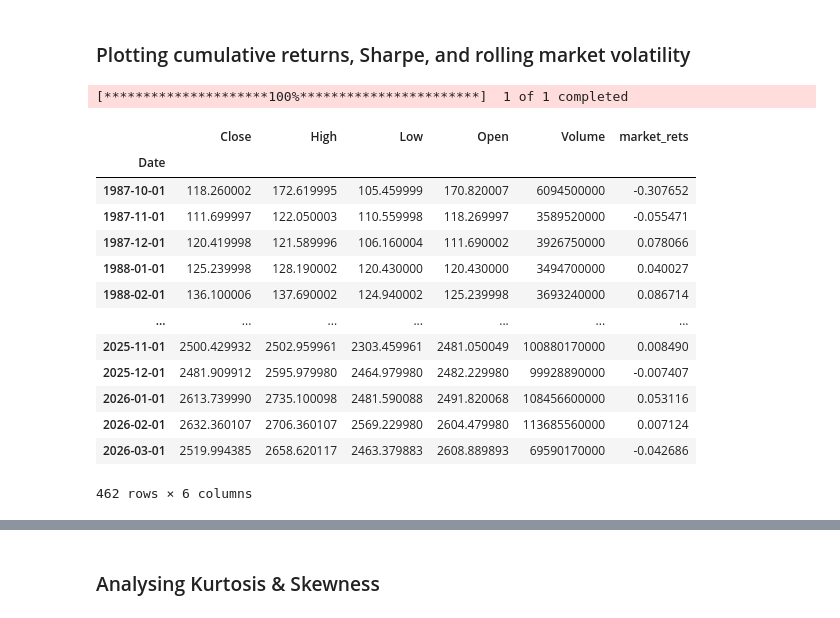
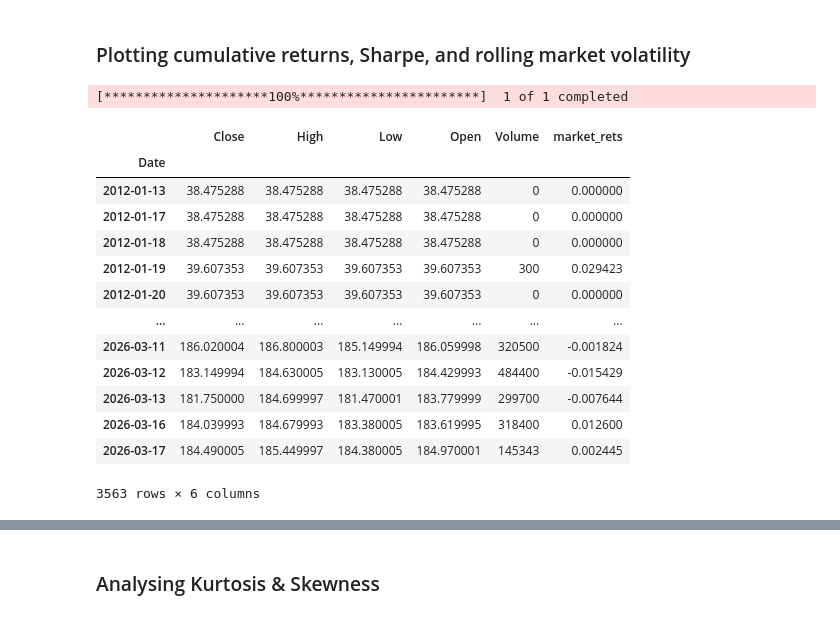
Before and after one commit to MatthewSmithseree/fama-french-regression-analysis, a Jupyter notebook: fama-french-cahart-regression-analysis.ipynb, the cells around one changed output, grey strips where cells are left out. Cells and saved outputs as stored; diff of their text form; code cells hidden in the pictures.

```diff
--- a/fama-french-cahart-regression-analysis.ipynb
+++ b/fama-french-cahart-regression-analysis.ipynb
@@ -13,15 +13,15 @@ import io, zipfile, requests
 # %% [markdown]
 I think for now let's just assume monthly = true
 # %%
-monthly = True # set "monthly = false" if we're using daily returns.
+monthly = False # set "monthly = false" if we're using daily returns.
 # This will change the ENTIRE output of the program so use carefully.
 
 start_date = ""  #Date format: yyyy-mm-dd
 end_date = ""  #leave these blank ("") if no specific start / end date
 
-ticker = "^RUT" #Benchmark Ticker (Yahoo Finance). Not used in Fama-French Cahart regression
+ticker = "URTH" #Benchmark Ticker (Yahoo Finance). Not used in Fama-French Cahart regression
 
-fund_data_path = "M:/_Intern Folder/Matthew/Parkman Data Analysis Project/PHP_Fund_Returns_Monthly.xlsx" # Must be in .xlsx format
+fund_data_path = "M:/_Intern Folder/Matthew/Fundsmith_Daily_Returns.xlsx" # Must be in .xlsx format
 # Must have only 2 columns called Date and Return (in decimals)
 # %% [markdown]
 ### Data Pulling & Cleaning ###
@@ -322,25 +353,25 @@ There is insufficient evidence to suggest alpha decay.
 # %% [markdown]
 ### Plotting cumulative returns, Sharpe, and rolling market volatility ###
 # %%
-# Pull benchmark (Russell 2000) data from Yahoo Finance
-market_data = yf.download(ticker, period="max", interval="1mo", multi_level_index=False)
+# Pull benchmark data from Yahoo Finance
+market_data = yf.download(ticker, period="max", interval="1mo" if monthly else "1d", multi_level_index=False)
 market_data['market_rets'] = market_data['Close'].pct_change()
 market_data = market_data.dropna()
 market_data
 # %% [output]
 [*********************100%***********************]  1 of 1 completed
 |  | Close | High | Low | Open | Volume | market_rets |
 | Date |  |  |  |  |  |  |
-| 1987-10-01 | 118.260002 | 172.619995 | 105.459999 | 170.820007 | 6094500000 | -0.307652 |
-| 1987-11-01 | 111.699997 | 122.050003 | 110.559998 | 118.269997 | 3589520000 | -0.055471 |
-| 1987-12-01 | 120.419998 | 121.589996 | 106.160004 | 111.690002 | 3926750000 | 0.078066 |
-| 1988-01-01 | 125.239998 | 128.190002 | 120.430000 | 120.430000 | 3494700000 | 0.040027 |
-| 1988-02-01 | 136.100006 | 137.690002 | 124.940002 | 125.239998 | 3693240000 | 0.086714 |
+| 2012-01-13 | 38.475288 | 38.475288 | 38.475288 | 38.475288 | 0 | 0.000000 |
+| 2012-01-17 | 38.475288 | 38.475288 | 38.475288 | 38.475288 | 0 | 0.000000 |
+| 2012-01-18 | 38.475288 | 38.475288 | 38.475288 | 38.475288 | 0 | 0.000000 |
+| 2012-01-19 | 39.607353 | 39.607353 | 39.607353 | 39.607353 | 300 | 0.029423 |
+| 2012-01-20 | 39.607353 | 39.607353 | 39.607353 | 39.607353 | 0 | 0.000000 |
 | ... | ... | ... | ... | ... | ... | ... |
-| 2025-11-01 | 2500.429932 | 2502.959961 | 2303.459961 | 2481.050049 | 100880170000 | 0.008490 |
-| 2025-12-01 | 2481.909912 | 2595.979980 | 2464.979980 | 2482.229980 | 99928890000 | -0.007407 |
-| 2026-01-01 | 2613.739990 | 2735.100098 | 2481.590088 | 2491.820068 | 108456600000 | 0.053116 |
-| 2026-02-01 | 2632.360107 | 2706.360107 | 2569.229980 | 2604.479980 | 113685560000 | 0.007124 |
-| 2026-03-01 | 2519.994385 | 2658.620117 | 2463.379883 | 2608.889893 | 69590170000 | -0.042686 |
+| 2026-03-11 | 186.020004 | 186.800003 | 185.149994 | 186.059998 | 320500 | -0.001824 |
+| 2026-03-12 | 183.149994 | 184.630005 | 183.130005 | 184.429993 | 484400 | -0.015429 |
+| 2026-03-13 | 181.750000 | 184.699997 | 181.470001 | 183.779999 | 299700 | -0.007644 |
+| 2026-03-16 | 184.039993 | 184.679993 | 183.380005 | 183.619995 | 318400 | 0.012600 |
+| 2026-03-17 | 184.490005 | 185.449997 | 184.380005 | 184.970001 | 145343 | 0.002445 |
-462 rows × 6 columns
+3563 rows × 6 columns
 # %%
```
Also changed, not shown: parts of 9 cells of this notebook, 1 other file.
